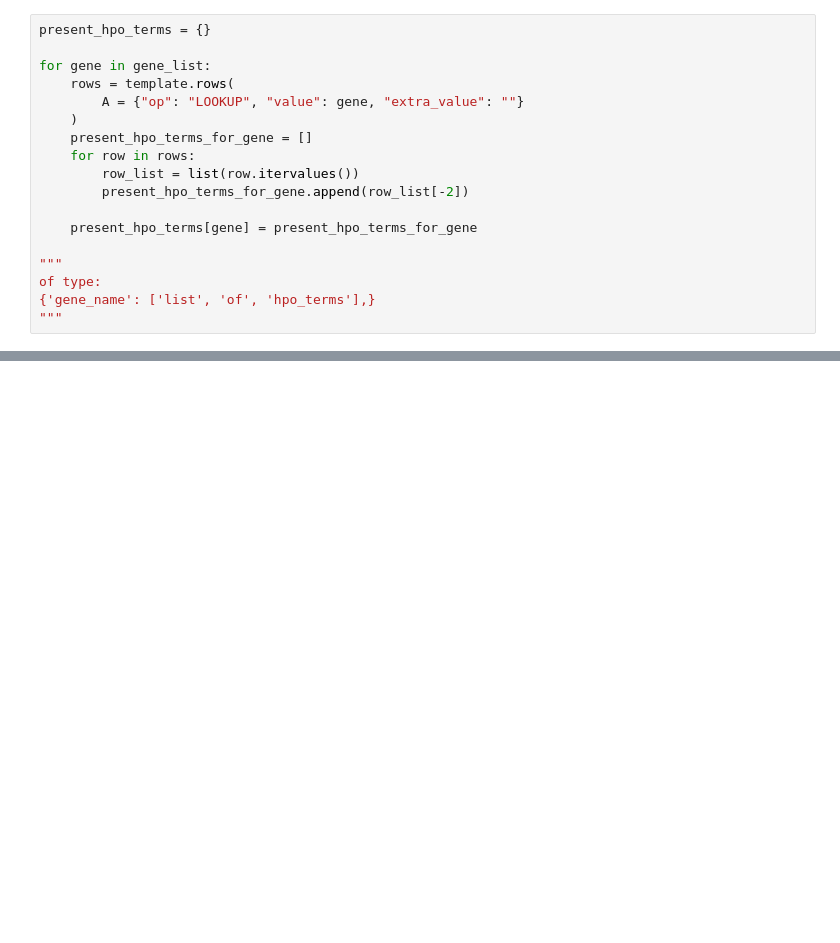
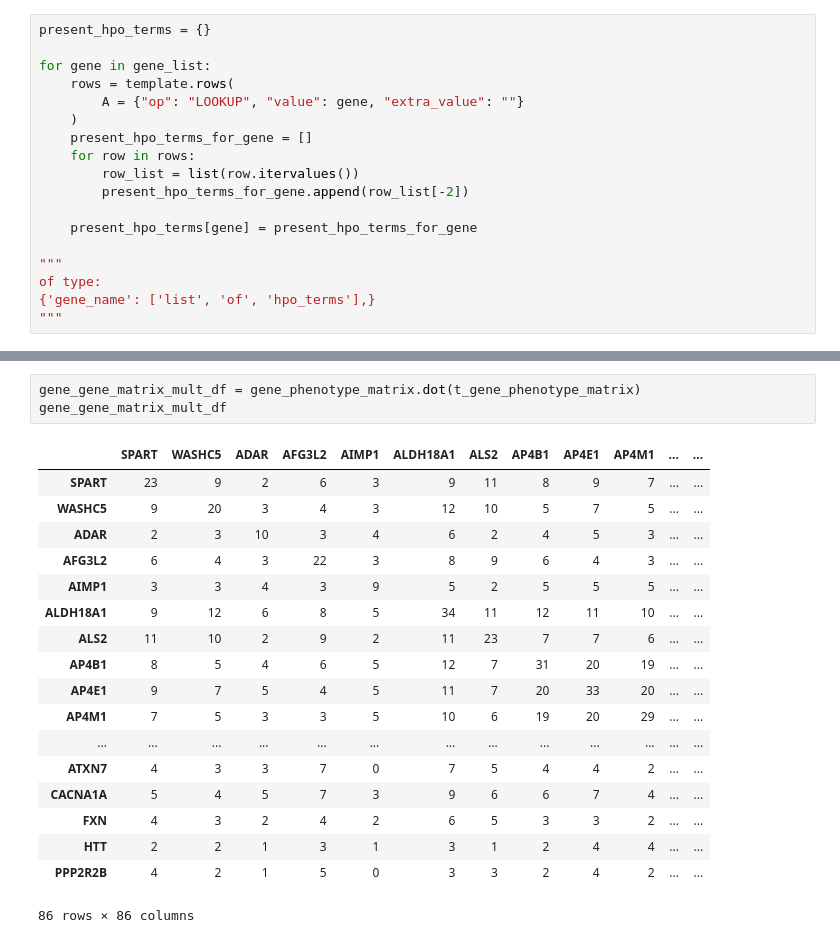
Before and after one commit to theocole/wsmm-groupwork, a Jupyter notebook: hpo_term_analysis.ipynb, the cells around one changed output, grey strips where cells are left out. Cells and saved outputs as stored; diff of their text form; blank space fills up the shorter version.

```diff
--- a/hpo_term_analysis.ipynb
+++ b/hpo_term_analysis.ipynb
@@ -133,0 +125,22 @@ gene_phenotype_matrix
+# %%
+gene_gene_matrix_mult_df = gene_phenotype_matrix.dot(t_gene_phenotype_matrix)
+gene_gene_matrix_mult_df
+# %% [output]
+|  | SPART | WASHC5 | ADAR | AFG3L2 | AIMP1 | ALDH18A1 | ALS2 | AP4B1 | AP4E1 | AP4M1 | ... | ... |
+| SPART | 23 | 9 | 2 | 6 | 3 | 9 | 11 | 8 | 9 | 7 | ... | ... |
+| WASHC5 | 9 | 20 | 3 | 4 | 3 | 12 | 10 | 5 | 7 | 5 | ... | ... |
+| ADAR | 2 | 3 | 10 | 3 | 4 | 6 | 2 | 4 | 5 | 3 | ... | ... |
+| AFG3L2 | 6 | 4 | 3 | 22 | 3 | 8 | 9 | 6 | 4 | 3 | ... | ... |
+| AIMP1 | 3 | 3 | 4 | 3 | 9 | 5 | 2 | 5 | 5 | 5 | ... | ... |
+| ALDH18A1 | 9 | 12 | 6 | 8 | 5 | 34 | 11 | 12 | 11 | 10 | ... | ... |
+| ALS2 | 11 | 10 | 2 | 9 | 2 | 11 | 23 | 7 | 7 | 6 | ... | ... |
+| AP4B1 | 8 | 5 | 4 | 6 | 5 | 12 | 7 | 31 | 20 | 19 | ... | ... |
+| AP4E1 | 9 | 7 | 5 | 4 | 5 | 11 | 7 | 20 | 33 | 20 | ... | ... |
+| AP4M1 | 7 | 5 | 3 | 3 | 5 | 10 | 6 | 19 | 20 | 29 | ... | ... |
+| ... | ... | ... | ... | ... | ... | ... | ... | ... | ... | ... | ... | ... |
+| ATXN7 | 4 | 3 | 3 | 7 | 0 | 7 | 5 | 4 | 4 | 2 | ... | ... |
+| CACNA1A | 5 | 4 | 5 | 7 | 3 | 9 | 6 | 6 | 7 | 4 | ... | ... |
+| FXN | 4 | 3 | 2 | 4 | 2 | 6 | 5 | 3 | 3 | 2 | ... | ... |
+| HTT | 2 | 2 | 1 | 3 | 1 | 3 | 1 | 2 | 4 | 4 | ... | ... |
+| PPP2R2B | 4 | 2 | 1 | 5 | 0 | 3 | 3 | 2 | 4 | 2 | ... | ... |
+86 rows × 86 columns
```
Also changed, not shown: parts of 5 cells of this notebook.
